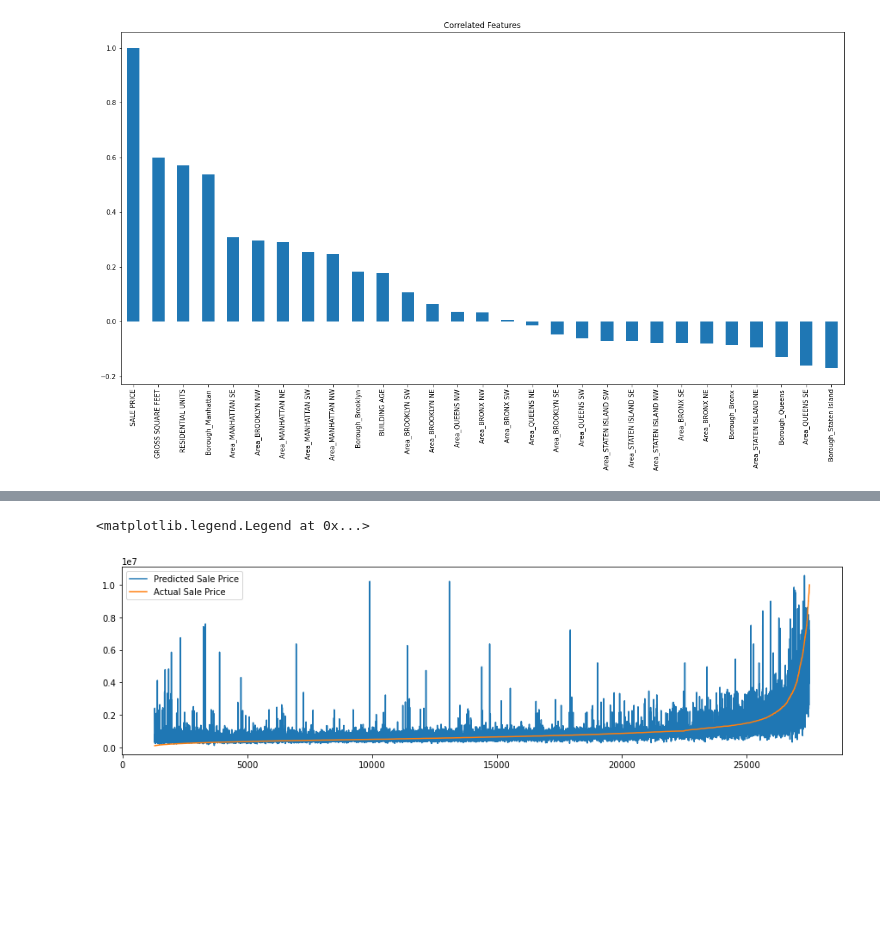
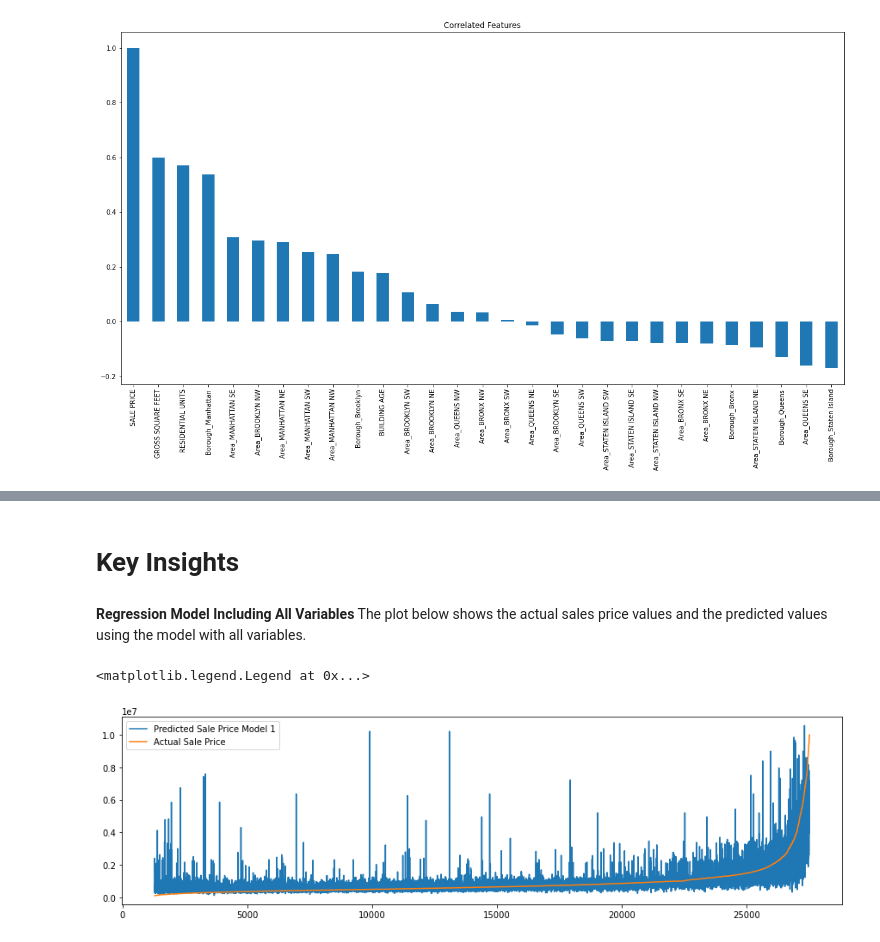
Before and after one commit to nmessing/NYCRealEstateProject, a Jupyter notebook: NYC Real Estate.ipynb, the cells around one changed output, grey strips where cells are left out. Drawn from its saved outputs; the diff is of its cells as text; code cells hidden in the pictures; blank space fills up the shorter version.

```diff
--- a/NYC Real Estate.ipynb
+++ b/NYC Real Estate.ipynb
@@ -541,0 +547,8 @@ strong multicollinearity or other numerical problems.
+# %%
+filt3 = ['RESIDENTIAL UNITS', 'GROSS SQUARE FEET']
+X2 = nyc[filt3]
+y = nyc['SALE PRICE']
+
+OLSmodel2 = sm.OLS(y, X2)
+OLSmodelResult2 = OLSmodel2.fit()
+OLSmodelResult2.summary()
@@ -542,12 +577,16 @@ strong multicollinearity or other numerical problems.
+# %% [markdown]
+# Key Insights
+# %% [markdown]
+<b>Regression Model Including All Variables</b> The plot below shows the actual sales price values and the predicted values using the model with all variables.
 # %%
 mpl.rcParams['figure.figsize'] = (15,4)
 
 yPrediction = OLSmodelResult.predict(X)
-plt.plot(yPrediction, label='Predicted Sale Price')
+plt.plot(yPrediction, label='Predicted Sale Price Model 1')
 plt.plot(y, label='Actual Sale Price')
 #legend, title, axis titles
 plt.legend()
 #ax.legend(bbox_to_anchor=(1.04,1), loc="upper left")
 # %% [output]
 <matplotlib.legend.Legend at 0x...>
-[figure, old version]
+[figure, new version]
```
Also changed, not shown: parts of 11 cells of this notebook.
